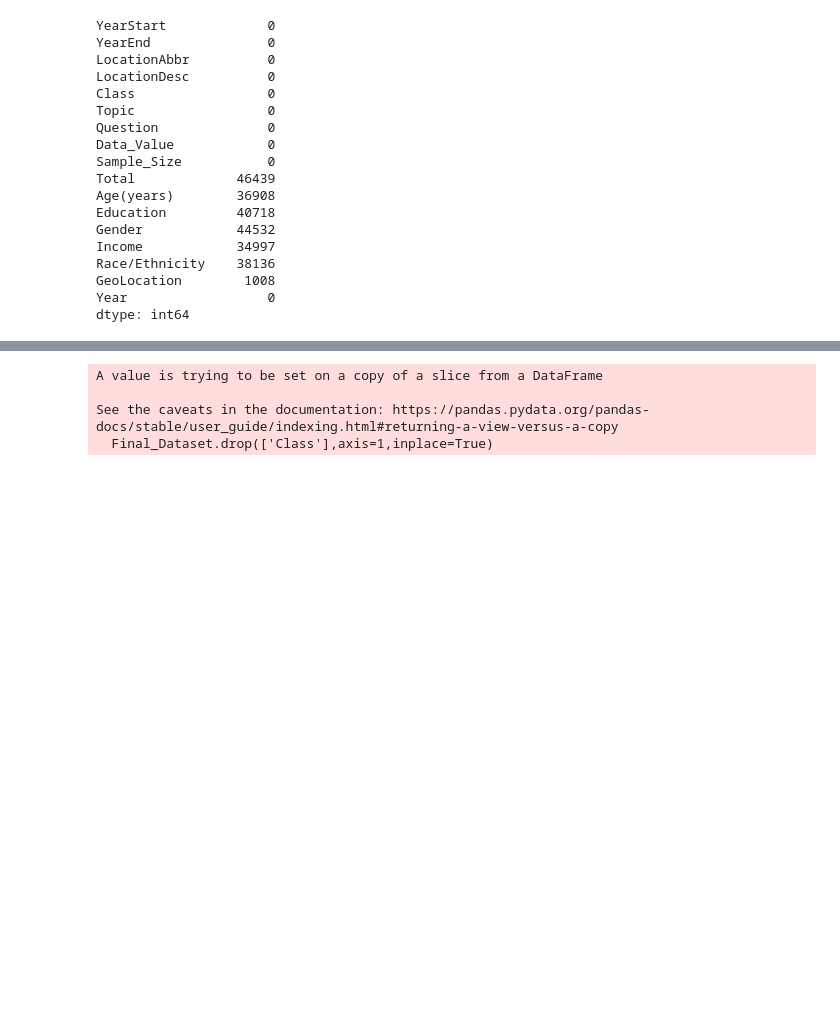
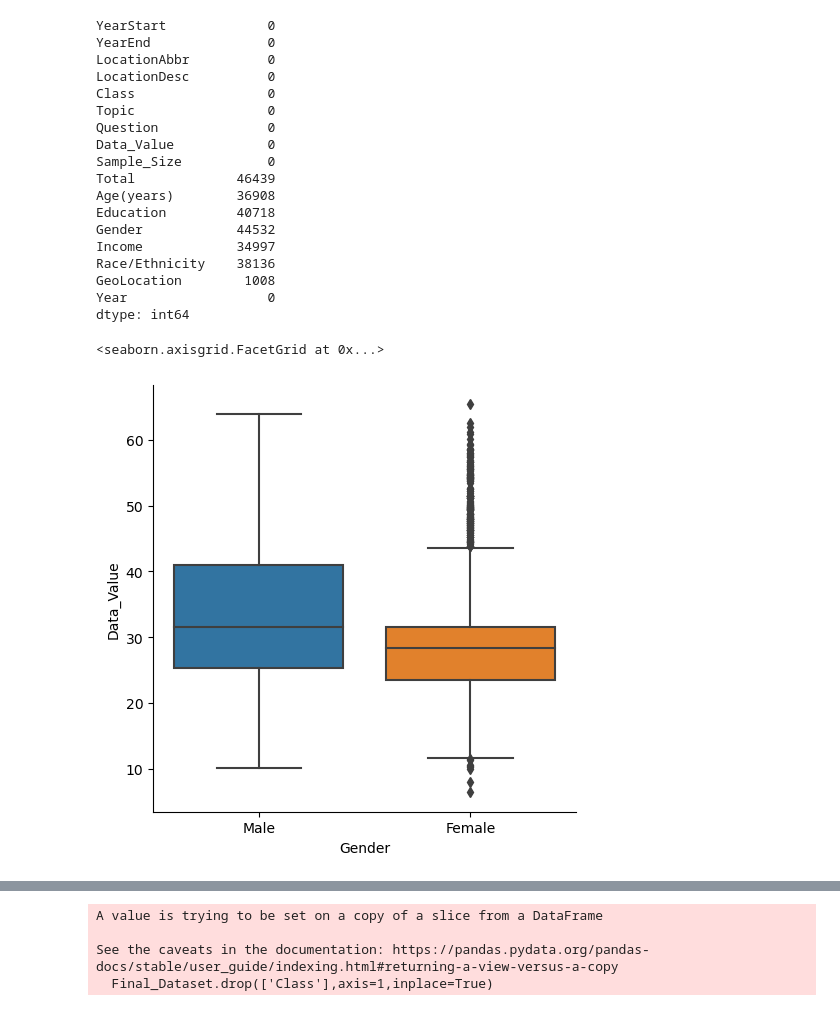
Before and after one commit to bhavan-bhatt/Gnosis-CP01, a Jupyter notebook: Harshneel - 202311024/DM project.ipynb, the cells around one changed output, grey strips where cells are left out. Saved outputs shown, nothing was run; the diff lists cells and outputs as text; code cells hidden in the pictures; blank space fills up the shorter version.

```diff
--- a/Harshneel - 202311024/DM project.ipynb
+++ b/Harshneel - 202311024/DM project.ipynb
@@ -313,6 +323,11 @@ Race/Ethnicity    38136
 GeoLocation        1008
 Year                  0
 dtype: int64
+# %%
+sns.catplot(data=Final_Dataset,x='Gender',y='Data_Value',kind='box')
+# %% [output]
+<seaborn.axisgrid.FacetGrid at 0x...>
+[figure, added]
 # %%
 Final_Dataset = Final_Dataset[['Year', 'LocationAbbr', 'LocationDesc',
        'Class', 'Topic', 'Question','Data_Value','Sample_Size',
```
Also changed, not shown: parts of 6 cells of this notebook.
